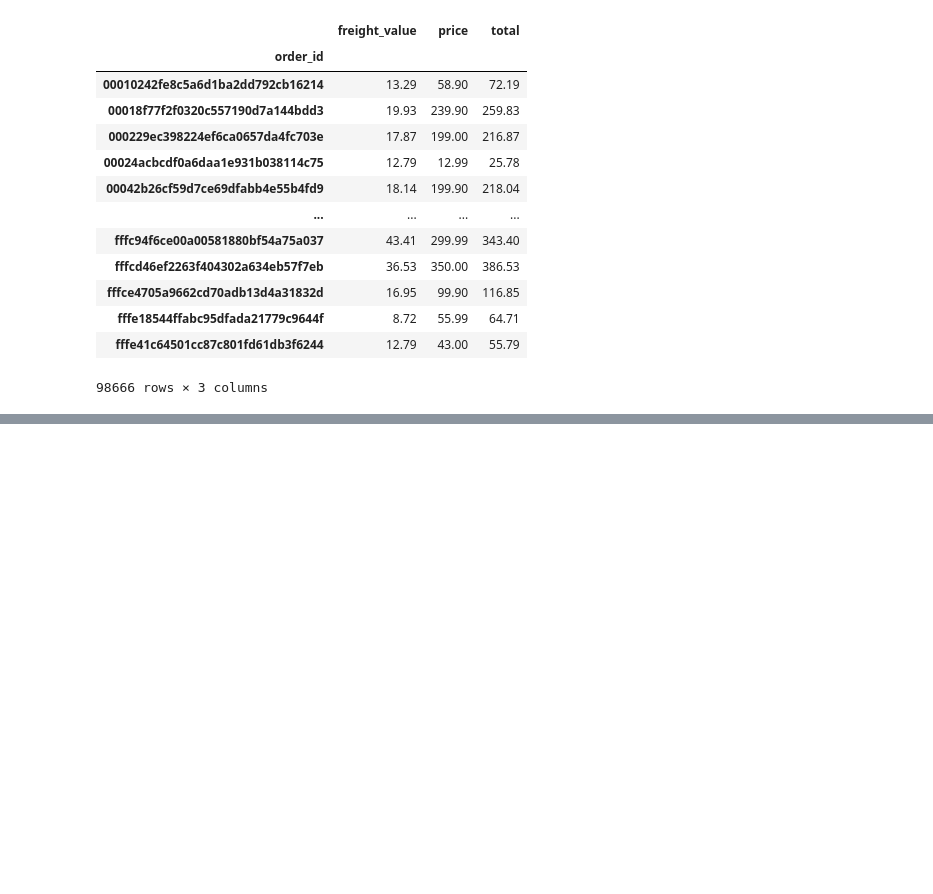
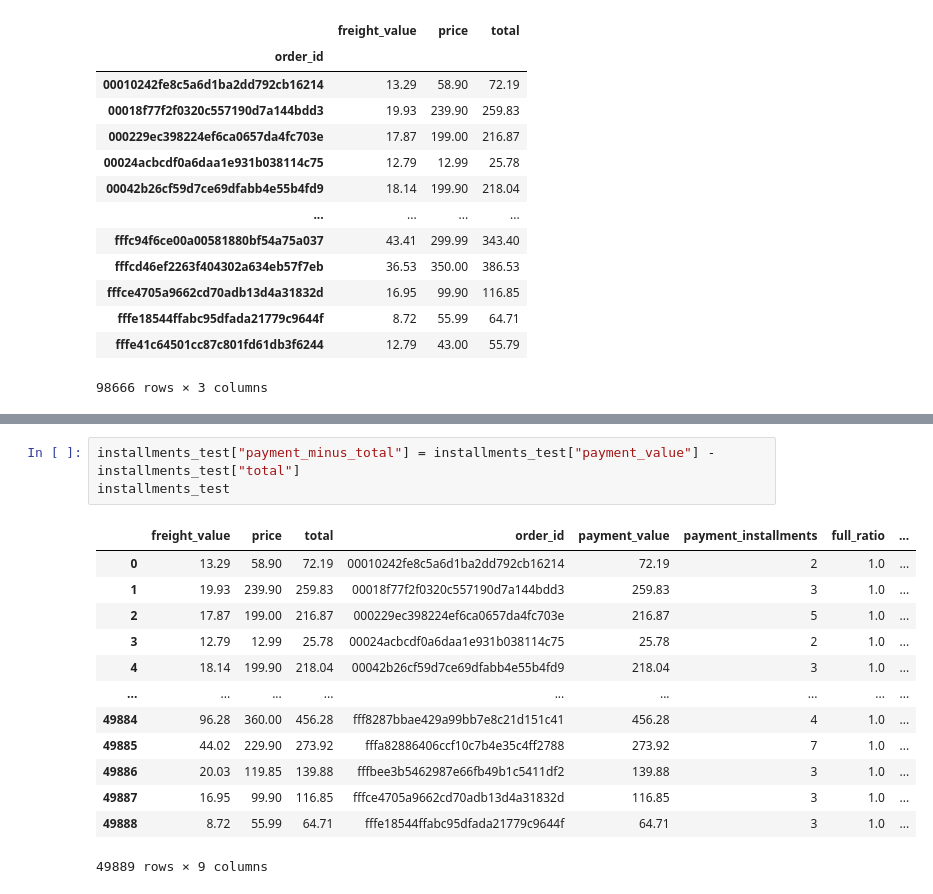
Before and after one commit to Spyrsial/olist-ecommerce-data-cleaning-eda, a Jupyter notebook: 01_data_cleaning.ipynb, the cells around one changed output, grey strips where cells are left out. Drawn from its saved outputs; the diff is of its cells as text; blank space fills up the shorter version.

```diff
--- a/01_data_cleaning.ipynb
+++ b/01_data_cleaning.ipynb
@@ -1282,0 +1382,17 @@ order_totals
+# %%
+installments_test["payment_minus_total"] = installments_test["payment_value"] - installments_test["total"]
+installments_test
+# %% [output]
+|  | freight_value | price | total | order_id | payment_value | payment_installments | full_ratio | ... |
+| 0 | 13.29 | 58.90 | 72.19 | 00010242fe8c5a6d1ba2dd792cb16214 | 72.19 | 2 | 1.0 | ... |
+| 1 | 19.93 | 239.90 | 259.83 | 00018f77f2f0320c557190d7a144bdd3 | 259.83 | 3 | 1.0 | ... |
+| 2 | 17.87 | 199.00 | 216.87 | 000229ec398224ef6ca0657da4fc703e | 216.87 | 5 | 1.0 | ... |
+| 3 | 12.79 | 12.99 | 25.78 | 00024acbcdf0a6daa1e931b038114c75 | 25.78 | 2 | 1.0 | ... |
+| 4 | 18.14 | 199.90 | 218.04 | 00042b26cf59d7ce69dfabb4e55b4fd9 | 218.04 | 3 | 1.0 | ... |
+| ... | ... | ... | ... | ... | ... | ... | ... | ... |
+| 49884 | 96.28 | 360.00 | 456.28 | fff8287bbae429a99bb7e8c21d151c41 | 456.28 | 4 | 1.0 | ... |
+| 49885 | 44.02 | 229.90 | 273.92 | fffa82886406ccf10c7b4e35c4ff2788 | 273.92 | 7 | 1.0 | ... |
+| 49886 | 20.03 | 119.85 | 139.88 | fffbee3b5462987e66fb49b1c5411df2 | 139.88 | 3 | 1.0 | ... |
+| 49887 | 16.95 | 99.90 | 116.85 | fffce4705a9662cd70adb13d4a31832d | 116.85 | 3 | 1.0 | ... |
+| 49888 | 8.72 | 55.99 | 64.71 | fffe18544ffabc95dfada21779c9644f | 64.71 | 3 | 1.0 | ... |
+49889 rows × 9 columns
```
Also changed, not shown: parts of 19 cells of this notebook.
